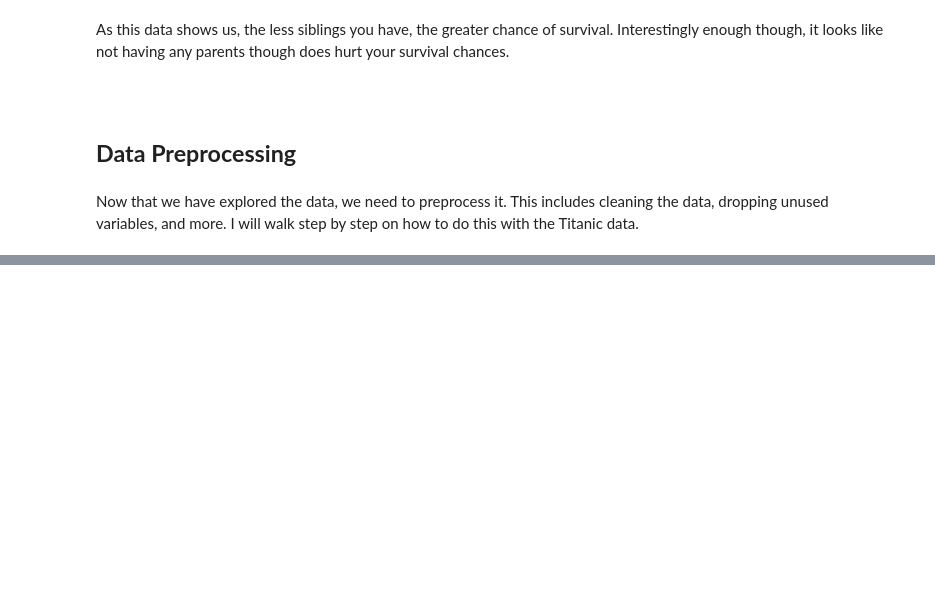
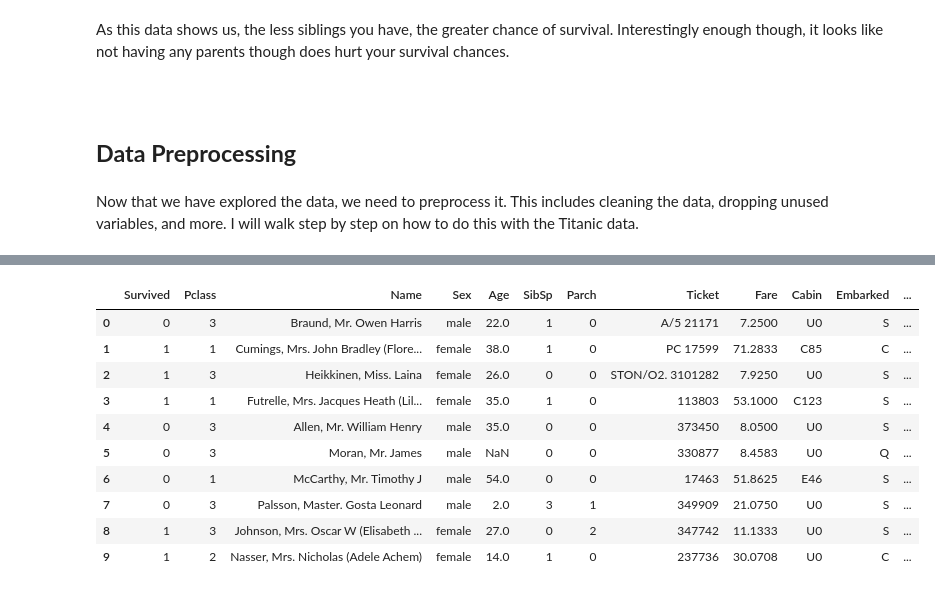
Before and after one commit to KrisStobbe/Kaggle-Titanic-ML-Project, a Jupyter notebook: Kris/Titanic ML Introduction.ipynb, the cells around one changed output, grey strips where cells are left out. Cells and saved outputs as stored; diff of their text form; code cells hidden in the pictures; blank space fills up the shorter version.

Commit message:
Converted Char Vars -> Numeric and Categorized

```diff
--- a/Kris/Titanic ML Introduction.ipynb
+++ b/Kris/Titanic ML Introduction.ipynb
@@ -295,0 +300,6 @@ Now that we have explored the data, we need to preprocess it. This includes clea
+# %%
+#Dropping the Passenger ID Variable
+train_data = train_data.drop(['PassengerId'], axis = 1)
+
+#Chcek to See if PassengerId was Dropped:
+train_data.head(3)
@@ -295,0 +341,40 @@ Now that we have explored the data, we need to preprocess it. This includes clea
+# %%
+#Import Python Regular Expression Librar
+import re
+
+#Set Deck Levels to Numeric Values
+deck_level = {"A": 1, "B": 2, "C": 3, "D": 4, "E": 5, "F": 6, "G": 7, "U": 8}
+
+#Set our Training & Testing Data for Efficiency
+data = [train_data, test_data]
+
+#Assign the Cabin Levels to their Numerical Value:
+for dataset in data:
+
+    #Setting Missing Values to U0
+    dataset['Cabin'] = dataset['Cabin'].fillna('U0')
+
+    #Use Regular Expresses to Create new 'Deck' Variable and Set to Deck Level in Cabin
+    dataset['Deck'] = dataset['Cabin'].map(lambda x: re.compile("([a-zA-Z]+)").search(x).group())
+
+    #Sets the Deck Level to the Map Created above (Numerical Value)
+    dataset['Deck'] = dataset['Deck'].map(deck_level)
+    dataset['Deck'] = dataset['Deck'].fillna(0)
+
+    #Converts Deck Numerical Value from Float -> Integer
+    dataset['Deck'] = dataset['Deck'].astype(int)
+
+#We can now see what this looks like
+train_data.head(10)
+# %% [output]
+|  | Survived | Pclass | Name | Sex | Age | SibSp | Parch | Ticket | Fare | Cabin | Embarked | ... |
+| 0 | 0 | 3 | Braund, Mr. Owen Harris | male | 22.0 | 1 | 0 | A/5 21171 | 7.2500 | U0 | S | ... |
+| 1 | 1 | 1 | Cumings, Mrs. John Bradley (Flore... | female | 38.0 | 1 | 0 | PC 17599 | 71.2833 | C85 | C | ... |
+| 2 | 1 | 3 | Heikkinen, Miss. Laina | female | 26.0 | 0 | 0 | STON/O2. 3101282 | 7.9250 | U0 | S | ... |
+| 3 | 1 | 1 | Futrelle, Mrs. Jacques Heath (Lil... | female | 35.0 | 1 | 0 | 113803 | 53.1000 | C123 | S | ... |
+| 4 | 0 | 3 | Allen, Mr. William Henry | male | 35.0 | 0 | 0 | 373450 | 8.0500 | U0 | S | ... |
+| 5 | 0 | 3 | Moran, Mr. James | male | NaN | 0 | 0 | 330877 | 8.4583 | U0 | Q | ... |
+| 6 | 0 | 1 | McCarthy, Mr. Timothy J | male | 54.0 | 0 | 0 | 17463 | 51.8625 | E46 | S | ... |
+| 7 | 0 | 3 | Palsson, Master. Gosta Leonard | male | 2.0 | 3 | 1 | 349909 | 21.0750 | U0 | S | ... |
+| 8 | 1 | 3 | Johnson, Mrs. Oscar W (Elisabeth ... | female | 27.0 | 0 | 2 | 347742 | 11.1333 | U0 | S | ... |
+| 9 | 1 | 2 | Nasser, Mrs. Nicholas (Adele Achem) | female | 14.0 | 1 | 0 | 237736 | 30.0708 | U0 | C | ... |
```
Also changed, not shown: parts of 42 cells of this notebook.
